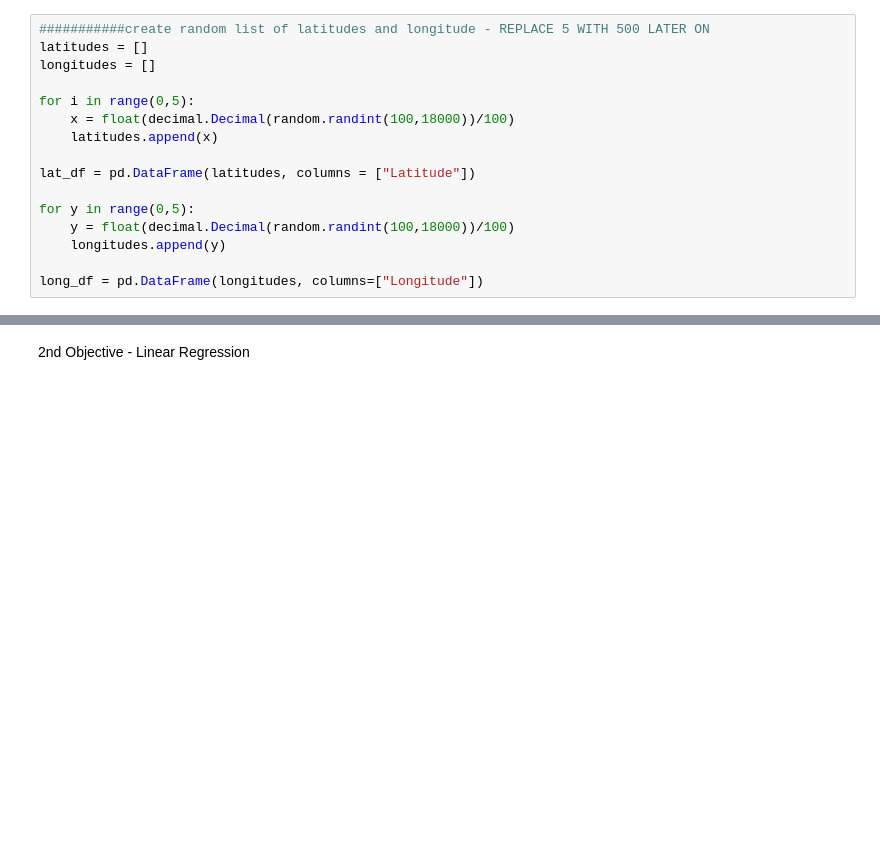
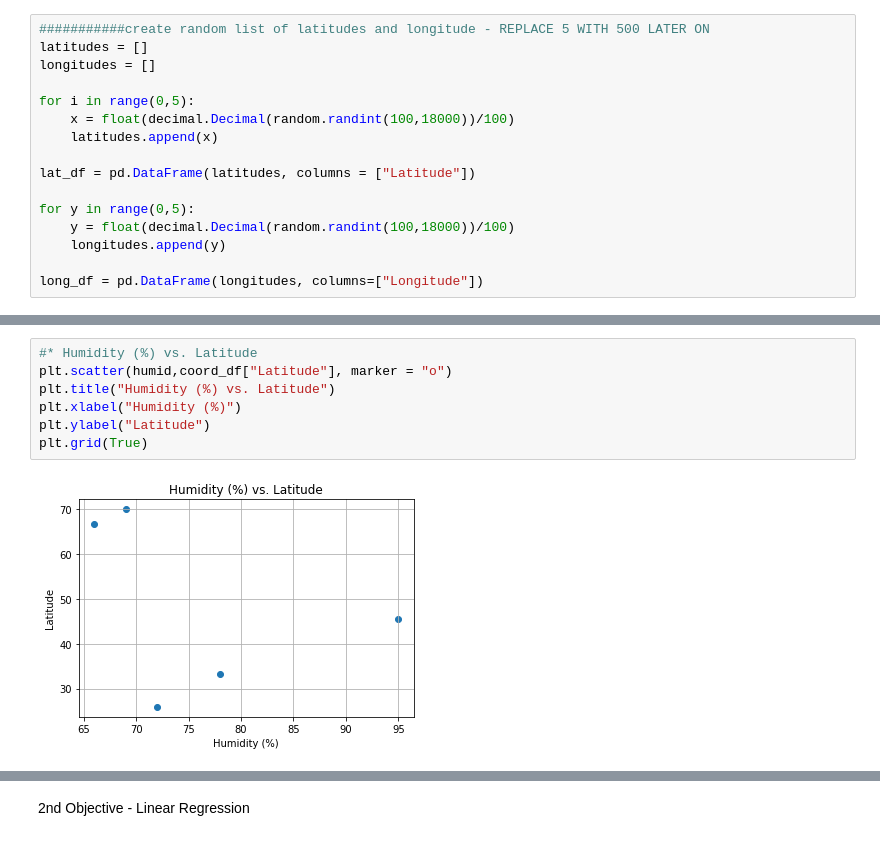
Before and after one commit to JKx2020/python-api-challenge, a Jupyter notebook: WeatherPy/weatherpy.ipynb, the cells around one changed output, grey strips where cells are left out. Cells and saved outputs as stored; diff of their text form; blank space fills up the shorter version.

```diff
--- a/WeatherPy/weatherpy.ipynb
+++ b/WeatherPy/weatherpy.ipynb
@@ -87,0 +106,9 @@ windspeed = []
+# %%
+#* Humidity (%) vs. Latitude
+plt.scatter(humid,coord_df["Latitude"], marker = "o")
+plt.title("Humidity (%) vs. Latitude")
+plt.xlabel("Humidity (%)")
+plt.ylabel("Latitude")
+plt.grid(True)
+# %% [output]
+[figure, added]
```
Also changed, not shown: parts of 12 cells of this notebook.
